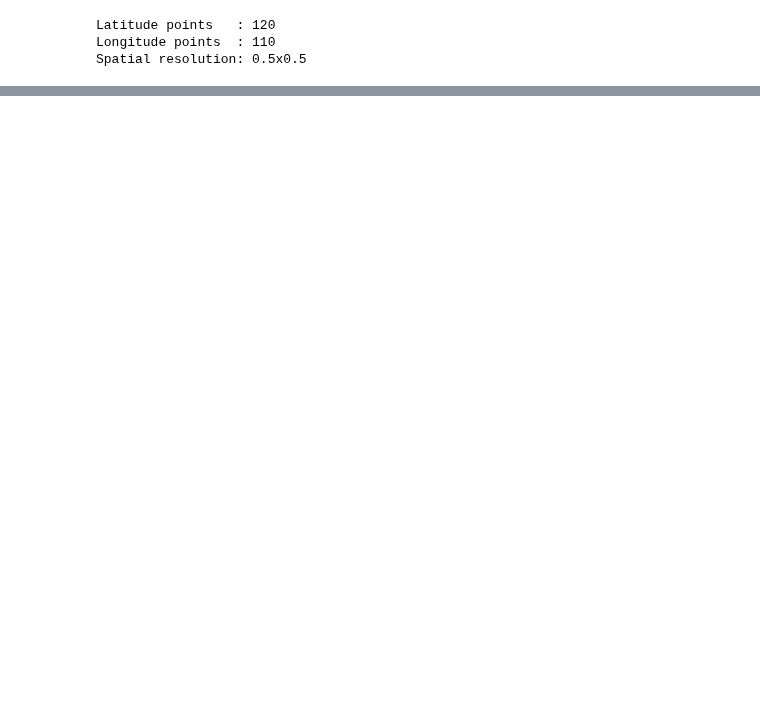
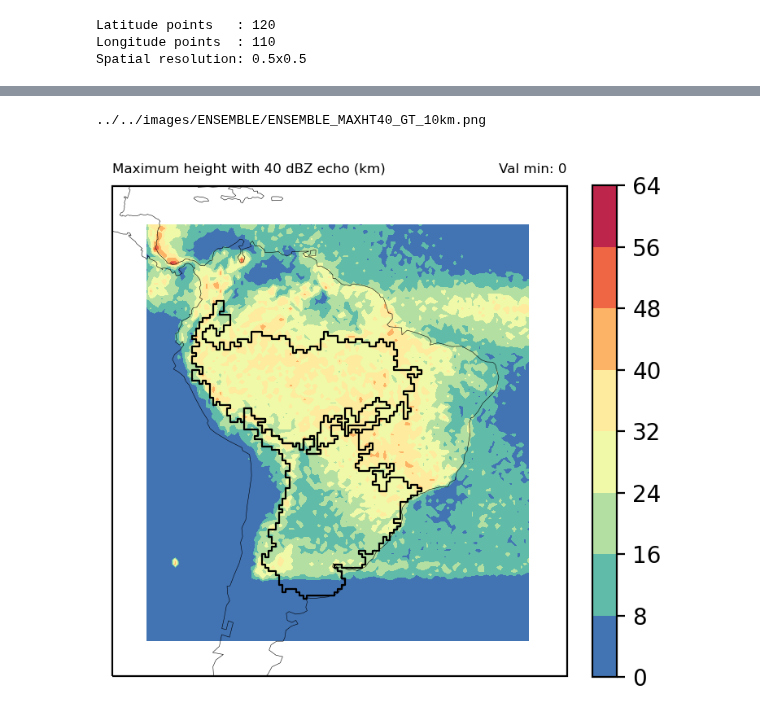
Before and after one commit to mhacarthur/PF_processing, a Jupyter notebook: jupyter/grid/grid_count_filter.ipynb, the cells around one changed output, grey strips where cells are left out. Cells and saved outputs as stored; diff of their text form; code cells hidden in the pictures; blank space fills up the shorter version.

```diff
--- a/jupyter/grid/grid_count_filter.ipynb
+++ b/jupyter/grid/grid_count_filter.ipynb
@@ -128,15 +151,15 @@ val_min = 10
 # %%
 # https://pygis.io/docs/e_summarize_vector.html
-pf_count = np.zeros([len_files,nlat,nlon]) #Cuidado la matriz de salida debe tener NaNs y no zeros
+pf_count = np.ones([len_files,nlat,nlon])*np.nan
 
 for t in range(len_files):
 
-    file_in = file_list[t]
+    file_in = file_list['file_name'][t]
     name_out = file_in.split('/')[-1]
     print(name_out)
 
     data = pd.read_csv(file_in)
-    data_cut = data[data[var] > val_min].reset_index(drop=True)
+    data_cut = data[data[var] != val_min].reset_index(drop=True)
 
     PF_GPD = gpd.GeoDataFrame(geometry=gpd.points_from_xy(data_cut['lon'],data_cut['lat'], crs="EPSG:4326"))
 
@@ -144,7 +167,7 @@ for t in range(len_files):
     wells_cell = wells_cell.drop_duplicates(subset = ['index']).reset_index(drop = True)
     count_field = "Count"
     wells_cell[count_field] = 1
-    wells_cell = wells_cell.groupby('index').agg({count_field:'sum'})
+    wells_cell = wells_cell.groupby('index').agg({count_field:'sum'}) #for pixel
     bay_area_grid = cell.merge(wells_cell, on = 'index', how = "left")
     bay_area_grid[count_field] = bay_area_grid[count_field].fillna(0)
     bay_area_grid[count_field] = bay_area_grid[count_field].astype(int)
@@ -197,2 +221,14 @@ File title:  Number of events to kurpf for NPIXELS_GT_30MM for IMERG grid 0.5x0.
 var title:  count
 var units:  adim
+# %%
+tmp_mean = np.nansum(pf_count,axis=0)
+# tmp_mean = np.nanmean(pf_count,axis=0)
+tmp_mean[tmp_mean==0] = np.nan
+# %%
+tmp = np.zeros_like(tmp_mean)
+for i in range(nlat):
+    for j in range(nlon):
+        serie = pf_count[:,i,j]
+        tmp[i,j] = np.nansum(serie[serie!=0])
+        if tmp[i,j] > 2:
+            print(i,j,tmp[i,j])
@@ -198,0 +253,28 @@ var units:  adim
+# %%
+proj = ccrs.PlateCarree()
+cmap = plt.cm.Spectral_r
+
+levels = None
+
+fig = plt.figure(figsize=(4,4),dpi=200)
+gs = gridspec.GridSpec(1,1)
+
+ax1 = plt.subplot(gs[0, 0], projection = proj)
+ax1.coastlines(linestyle='-',linewidth=0.2,color='black',zorder=4)
+ax1.set_extent([-90,-25,-50,20],crs=proj)
+# ax1.add_geometries(andes,proj,edgecolor='k',facecolor='None',linestyle='-',linewidth=0.15,zorder=5)
+ax1.add_geometries(commu,proj,edgecolor='k',facecolor='None',linestyle='-',linewidth=0.8,zorder=5)
+
+# a1 = ax1.contourf(lon2d, lat2d, tmp_mean, cmap=cmap)
+a1 = ax1.contourf(lon2d, lat2d, tmp, cmap=cmap)
+
+ax1.set_title(long_name,fontsize=6,loc='left')
+ax1.set_title('Val min: '+str(val_min),fontsize=6,loc='right')
+plt.colorbar(a1,fraction=0.049)
+
+salida = DIRS['dir_images'] + product + '/' + 'ENSEMBLE_' + var_name + '.png'
+print(salida)
+# plt.savefig(salida,transparent = False,bbox_inches ='tight',pad_inches = 0.05, facecolor='white')
+# %% [output]
+../../images/ENSEMBLE/ENSEMBLE_MAXHT40_GT_10km.png
+[figure, added]
```
Also changed, not shown: parts of 16 cells of this notebook, 8 other files.
